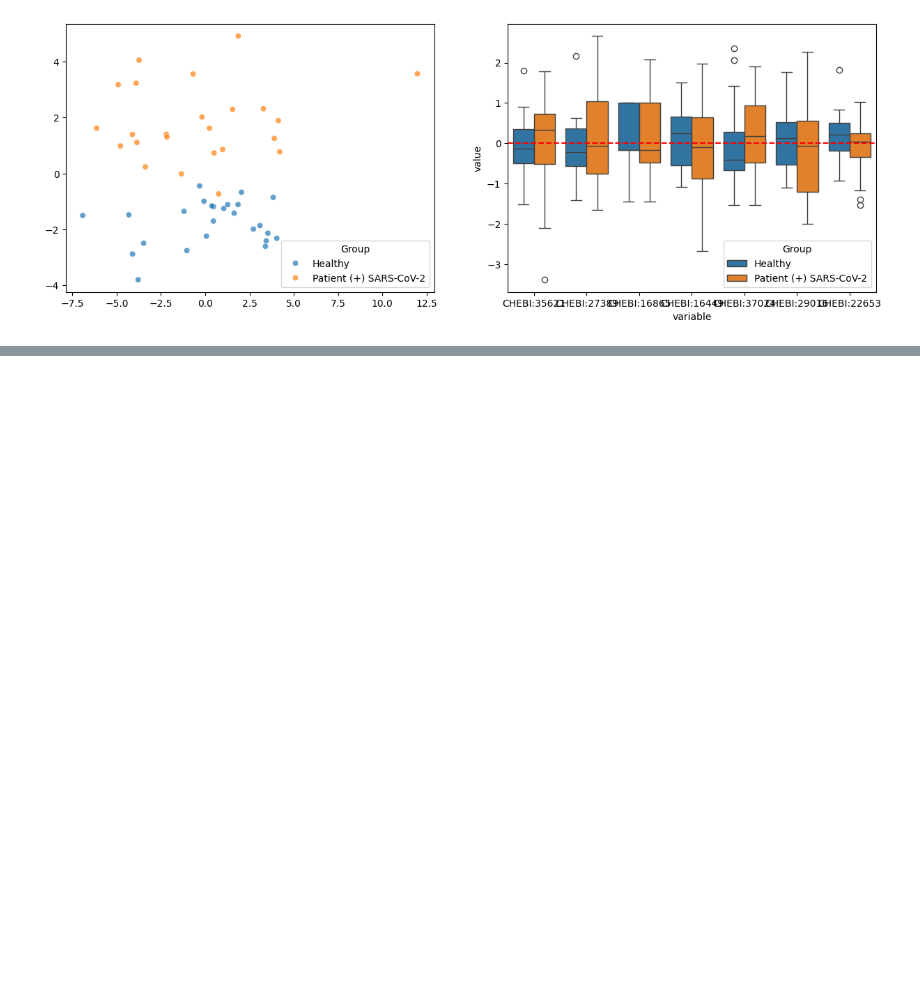
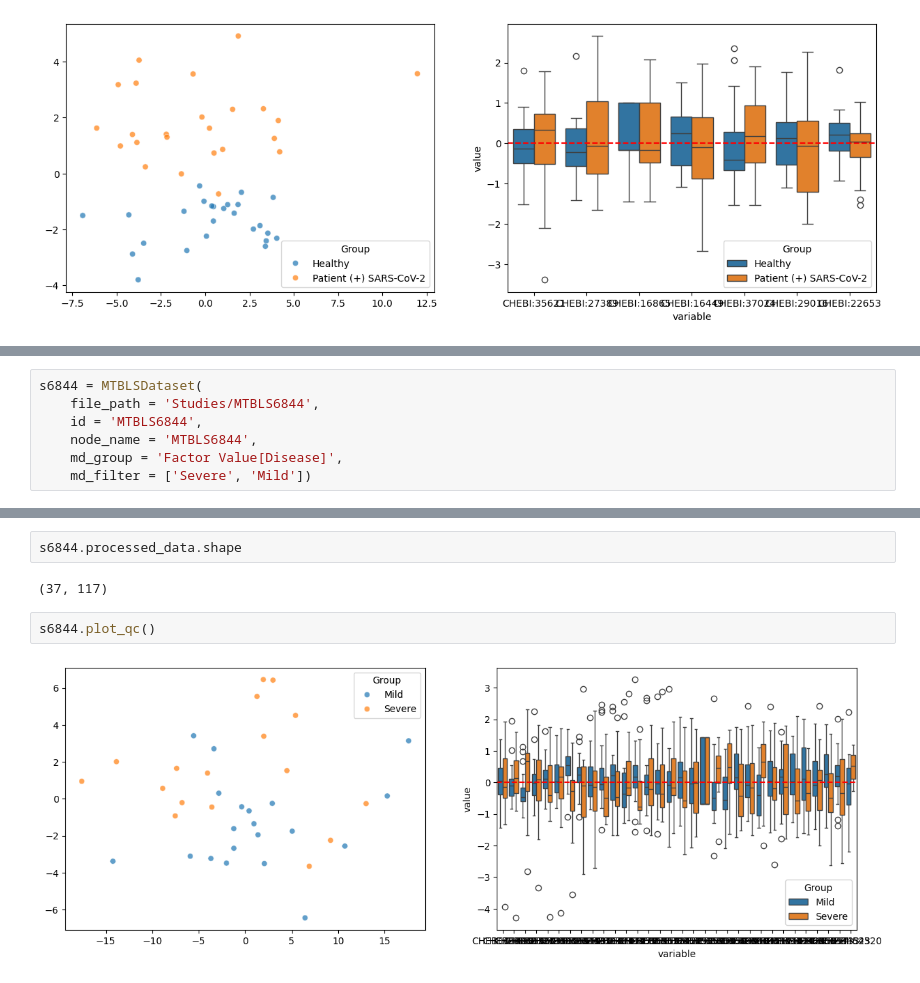
Before and after one commit to cwieder/MetHDN, a Jupyter notebook: MetDMN/process.ipynb, the cells around one changed output, grey strips where cells are left out. Cells and saved outputs as stored; diff of their text form; blank space fills up the shorter version.

```diff
--- a/MetDMN/process.ipynb
+++ b/MetDMN/process.ipynb
@@ -191,0 +277,7 @@ s2014.plot_qc()
+# %%
+s6844 = MTBLSDataset(
+    file_path = 'Studies/MTBLS6844',
+    id = 'MTBLS6844',
+    node_name = 'MTBLS6844',
+    md_group = 'Factor Value[Disease]',
+    md_filter = ['Severe', 'Mild'])
@@ -191,0 +302,8 @@ s2014.plot_qc()
+# %%
+s6844.processed_data.shape
+# %% [output]
+(37, 117)
+# %%
+s6844.plot_qc()
+# %% [output]
+[figure, added]
```
Also changed, not shown: parts of 25 cells of this notebook, 2 other files.
